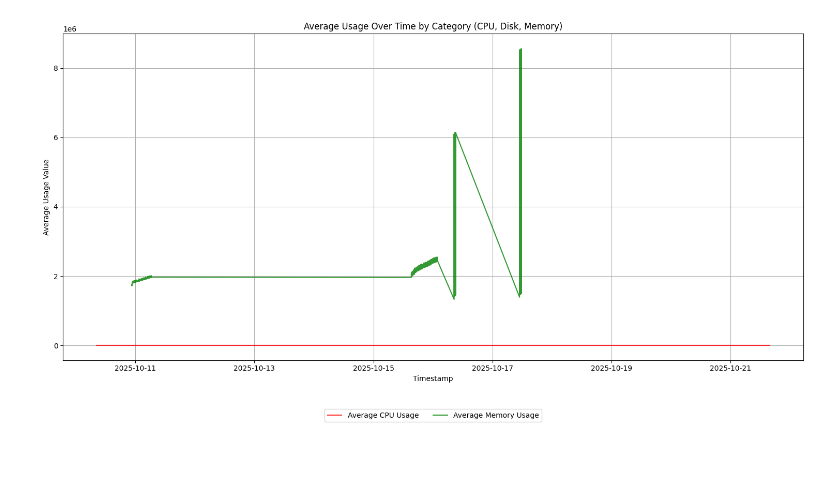
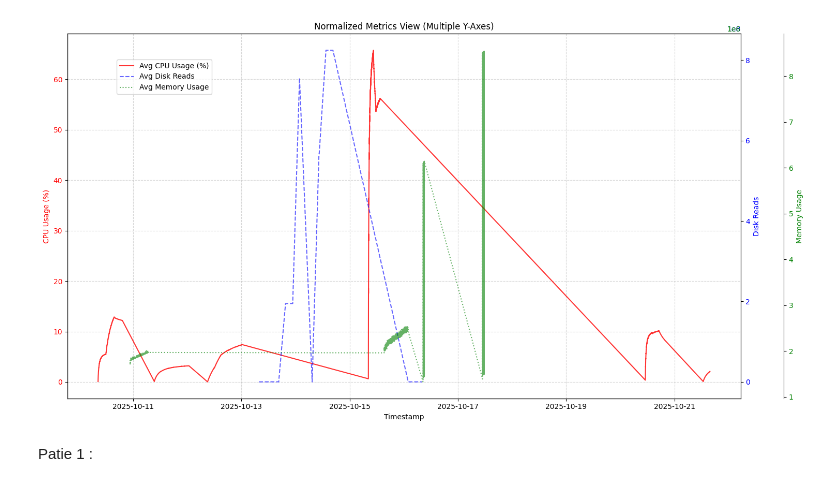
Before and after one commit to Dibeo/Projet-UE-IA-M1-TI, a Jupyter notebook: Projet.ipynb, the cells around one changed output. Cells and saved outputs as stored; diff of their text form; code cells hidden in the pictures; blank space fills up the shorter version.

```diff
--- a/Projet.ipynb
+++ b/Projet.ipynb
@@ -52,71 +77,85 @@ category_colors = {
 category_columns = {
     'cpu': 'CpuALL_usage',
     'memory': 'memory_usage',
-    'disk': 'Reads_on_sda' # Assuming Reads_on_sda is a good representative for disk usage
+    'disk': 'Reads_on_sda'
 }
 
-# Collect all data for each category
 all_cpu_data = []
 all_disk_data = []
 all_memory_data = []
 
 for file_path in onlyfiles:
-    # Skip non-csv files or README.md
     if not file_path.endswith('.csv') or 'README.md' in file_path:
         continue
-
     category = None
     if 'cpu-' in file_path.lower():
         category = 'cpu'
     elif 'disk-' in file_path.lower():
         category = 'disk'
     elif 'memory-' in file_path.lower():
         category = 'memory'
 
     if category:
         try:
             df_temp = pd.read_csv(file_path)
             if 'Timestamp' in df_temp.columns and category_columns[category] in df_temp.columns:
-                # Convert timestamp to datetime and set as index for potential resampling/grouping
                 df_temp['Timestamp'] = pd.to_datetime(df_temp['Timestamp'], unit='s')
-                # Select only the relevant columns and append to the list
                 if category == 'cpu':
                     all_cpu_data.append(df_temp[['Timestamp', category_columns[category]]])
-                #elif category == 'disk':
-                    #all_disk_data.append(df_temp[['Timestamp', category_columns[category]]])
+                elif category == 'disk':
+                    all_disk_data.append(df_temp[['Timestamp', category_columns[category]]])
                 elif category == 'memory':
                     all_memory_data.append(df_temp[['Timestamp', category_columns[category]]])
-            else:
-                print(f"Skipping {file_path}: missing 'Timestamp' or '{category_columns[category]}' column.")
         except Exception as e:
             print(f"Error reading {file_path}: {e}")
 
-plt.figure(figsize=(15, 8))
+fig, ax1 = plt.subplots(figsize=(15, 8))
 
-# Process and plot CPU data
+# Use a list to collect legend handles and labels
+lines = []
+labels = []
+
+# CPU - Primary Axis
 if all_cpu_data:
     combined_cpu_df = pd.concat(all_cpu_data)
-    aggregated_cpu = combined_cpu_df.groupby('Timestamp')[category_columns['cpu']].mean().reset_index()
-    plt.plot(aggregated_cpu['Timestamp'], aggregated_cpu[category_columns['cpu']], label='Average CPU Usage', color=category_colors['cpu'], alpha=0.8)
+    aggregated_cpu = combined_cpu_df.groupby('Timestamp')[category_columns['cpu']].mean().sort_index().reset_index()
+    ln = ax1.plot(aggregated_cpu['Timestamp'], aggregated_cpu[category_columns['cpu']], label='Avg CPU Usage (%)', color=category_colors['cpu'], alpha=0.8)
+    ax1.set_ylabel('CPU Usage (%)', color=category_colors['cpu'])
+    ax1.tick_params(axis='y', labelcolor=category_colors['cpu'])
+    lines.extend(ln)
+    labels.append('Avg CPU Usage (%)')
 
-# Process and plot Disk data
+# Disk - Secondary Axis
 if all_disk_data:
+    ax2 = ax1.twinx()
     combined_disk_df = pd.concat(all_disk_data)
-    aggregated_disk = combined_disk_df.groupby('Timestamp')[category_columns['disk']].mean().reset_index()
-    plt.plot(aggregated_disk['Timestamp'], aggregated_disk[category_columns['disk']], label='Average Disk Reads', color=category_colors['disk'], alpha=0.8)
+    aggregated_disk = combined_disk_df.groupby('Timestamp')[category_columns['disk']].mean().sort_index().reset_index()
+    ln = ax2.plot(aggregated_disk['Timestamp'], aggregated_disk[category_columns['disk']], label='Avg Disk Reads', color=category_colors['disk'], alpha=0.6, linestyle='--')
+    ax2.set_ylabel('Disk Reads', color=category_colors['disk'])
+    ax2.tick_params(axis='y', labelcolor=category_colors['disk'])
+    lines.extend(ln)
+    labels.append('Avg Disk Reads')
 
-# Process and plot Memory data
+# Memory - Tertiary Axis
 if all_memory_data:
+    ax3 = ax1.twinx()
+    # Offset the right spine of the third axis to make it visible
+    ax3.spines['right'].set_position(('outward', 60))
     combined_memory_df = pd.concat(all_memory_data)
-    aggregated_memory = combined_memory_df.groupby('Timestamp')[category_columns['memory']].mean().reset_index()
-    plt.plot(aggregated_memory['Timestamp'], aggregated_memory[category_columns['memory']], label='Average Memory Usage', color=category_colors['memory'], alpha=0.8)
+    aggregated_memory = combined_memory_df.groupby('Timestamp')[category_columns['memory']].mean().sort_index().reset_index()
+    ln = ax3.plot(aggregated_memory['Timestamp'], aggregated_memory[category_columns['memory']], label='Avg Memory Usage', color=category_colors['memory'], alpha=0.6, linestyle=':')
+    ax3.set_ylabel('Memory Usage', color=category_colors['memory'])
+    ax3.tick_params(axis='y', labelcolor=category_colors['memory'])
+    lines.extend(ln)
+    labels.append('Avg Memory Usage')
 
-plt.title('Average Usage Over Time by Category (CPU, Disk, Memory)')
-plt.xlabel('Timestamp')
-plt.ylabel('Average Usage Value')
-plt.legend(loc='lower center', bbox_to_anchor=(0.5, -0.2), ncol=3)
-plt.grid(True)
-plt.tight_layout()
+plt.title('Normalized Metrics View (Multiple Y-Axes)')
+ax1.set_xlabel('Timestamp')
+ax1.grid(True, which='both', linestyle='--', alpha=0.5)
+fig.legend(lines, labels, loc='upper left', bbox_to_anchor=(0.1, 0.9))
+fig.tight_layout()
 plt.show()
 # %% [output]
-[figure, old version]
+[figure, new version]
+# %% [markdown]
+Patie 1 :
```
Also changed, not shown: parts of 46 cells of this notebook.
